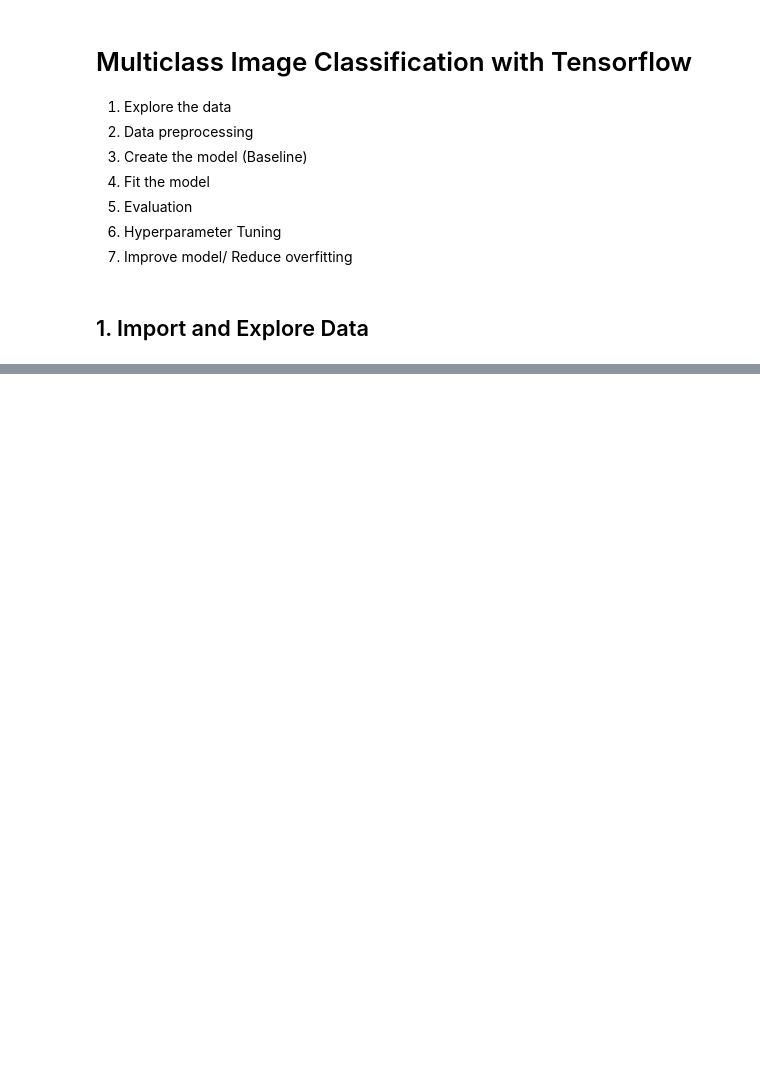
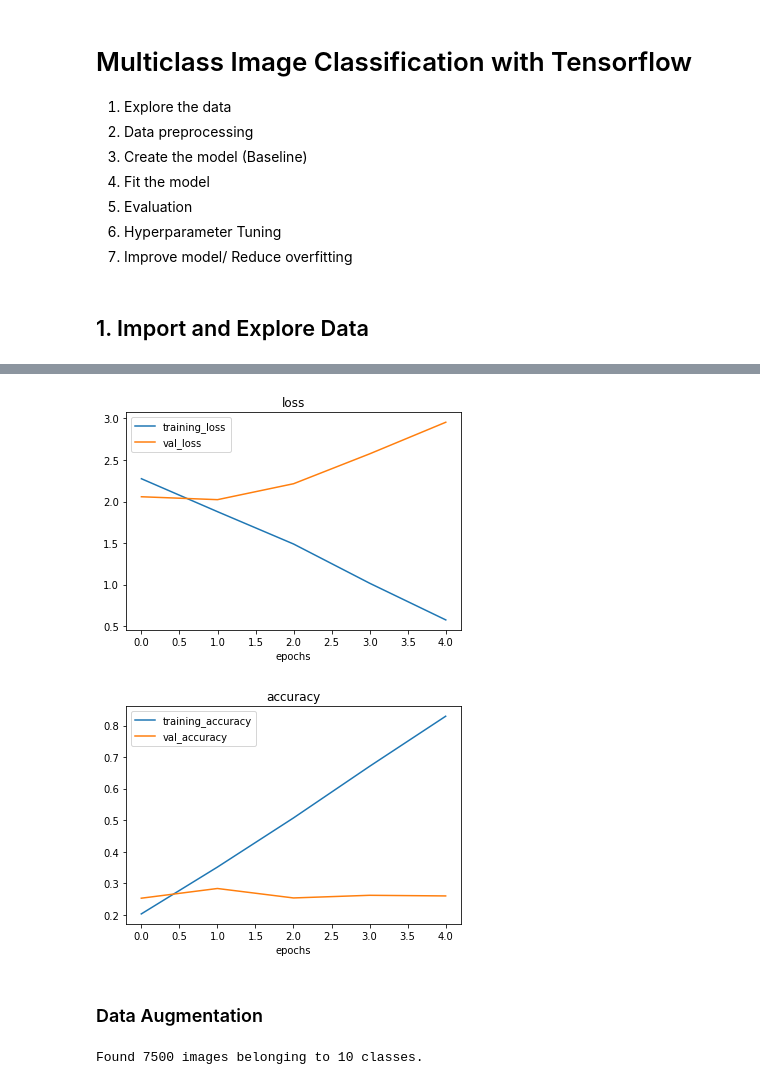
Before and after one commit to AarnoStormborn/Tensorflow-Developer-Certification, a Jupyter notebook: 03_tensorflow_computer_vision.ipynb, the cells around one changed output, grey strips where cells are left out. Cells and saved outputs as stored; diff of their text form; code cells hidden in the pictures; blank space fills up the shorter version.

```diff
--- a/03_tensorflow_computer_vision.ipynb
+++ b/03_tensorflow_computer_vision.ipynb
@@ -1012,0 +1070,18 @@ Saving to: ‘10_food_classes_all_data.zip’
+# %%
+import tensorflow as tf
+from tensorflow.keras.preprocessing.image import ImageDataGenerator
+
+# Create datagens
+train_datagen = ImageDataGenerator(rescale=1/255.)
+test_datagen = ImageDataGenerator(rescale=1/255.)
+
+# Load images
+train = train_datagen.flow_from_directory(train_dir,
+                                          target_size=(256,256),
+                                          batch_size=32,
+                                          class_mode="categorical",
+                                          shuffle=True)
+test = test_datagen.flow_from_directory(test_dir,
+                                        target_size=(256,256),
+                                        batch_size=32,
+                                        class_mode="categorical")
@@ -1012,0 +1176,19 @@ Saving to: ‘10_food_classes_all_data.zip’
+# %%
+model_9 = Sequential([
+    Conv2D(10,3,activation='relu'),
+    MaxPool2D(),
+    Conv2D(10,3,activation='relu'),
+    MaxPool2D(),
+    Flatten(),
+    Dense(10, activation='softmax')
+])
+
+model_9.compile(loss=CategoricalCrossentropy(),
+                optimizer=Adam(),
+                metrics=["accuracy"])
+# %%
+history_9 = model_9.fit(train,
+                        epochs=5,
+                        steps_per_epoch=len(train),
+                        validation_data=test,
+                        validation_steps=len(test))
@@ -1012,0 +1206,22 @@ Saving to: ‘10_food_classes_all_data.zip’
+# %%
+plot_curves(history_9)
+# %% [output]
+[figure, added]
+[figure, added]
+# %% [markdown]
+### Data Augmentation
+# %%
+train_augmented_datagen = ImageDataGenerator(rescale=1/255.,
+                                     rotation_range=0.2,
+                                     shear_range=0.2,
+                                     width_shift_range=0.2,
+                                     height_shift_range=0.3,
+                                     horizontal_flip=True)
+
+train_augmented = train_augmented_datagen.flow_from_directory(train_dir,
+                                                              target_size=(256,256),
+                                                              batch_size=32,
+                                                              class_mode="categorical",
+                                                              shuffle=True)
+# %% [output]
+Found 7500 images belonging to 10 classes.
```
Also changed, not shown: parts of 50 cells of this notebook.
